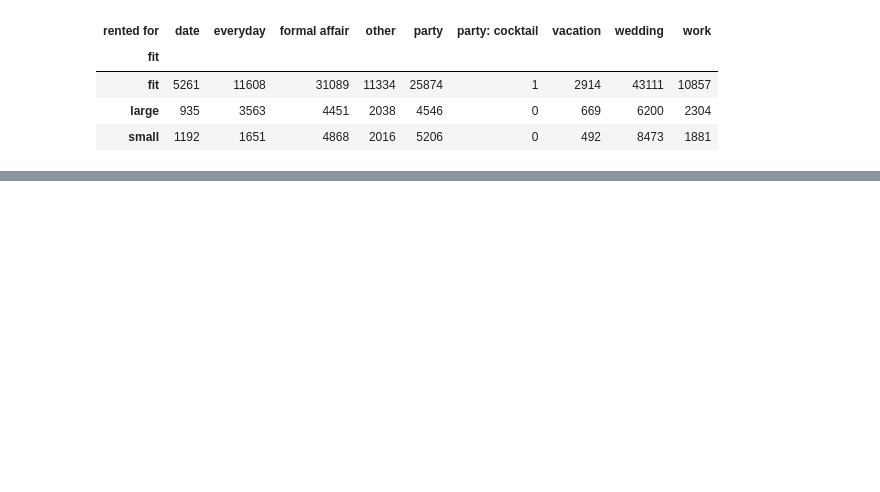
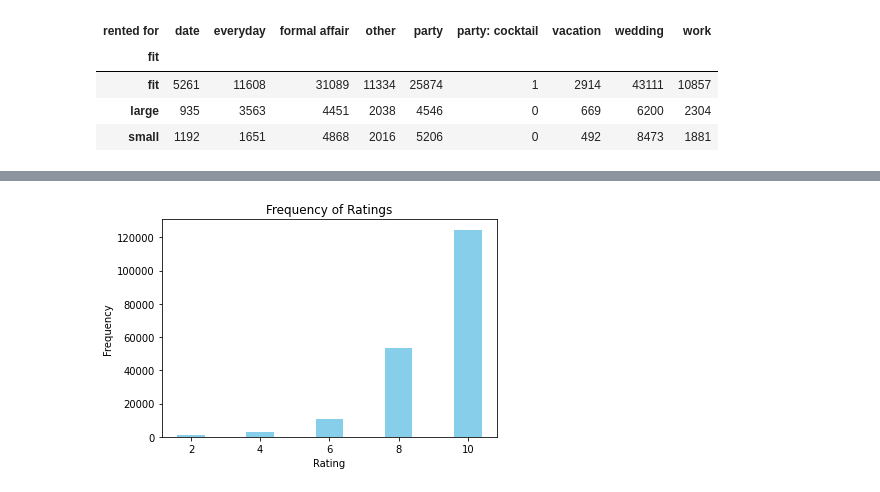
Before and after one commit to CSE-158-As2/Assignment-2, a Jupyter notebook: assignment2.ipynb, the cells around one changed output, grey strips where cells are left out. Drawn from its saved outputs; the diff is of its cells as text; code cells hidden in the pictures; blank space fills up the shorter version.

```diff
--- a/assignment2.ipynb
+++ b/assignment2.ipynb
@@ -136,0 +139,7 @@ ax.figure.show()
+# %%
+score_freq = df.groupby('rating').count().reset_index()
+score_freq['rating'] = score_freq['rating'].astype(int)
+
+score_freq = score_freq.sort_values(by='rating')
+
+score_freq
@@ -136,0 +153,12 @@ ax.figure.show()
+# %%
+plt.bar(score_freq['rating'], score_freq['user_id'], color='skyblue')
+
+# Add labels and title
+plt.title('Frequency of Ratings')
+plt.xlabel('Rating')
+plt.ylabel('Frequency')
+
+# Show the plot
+plt.show()
+# %% [output]
+[figure, added]
```
Also changed, not shown: parts of 6 cells of this notebook.
